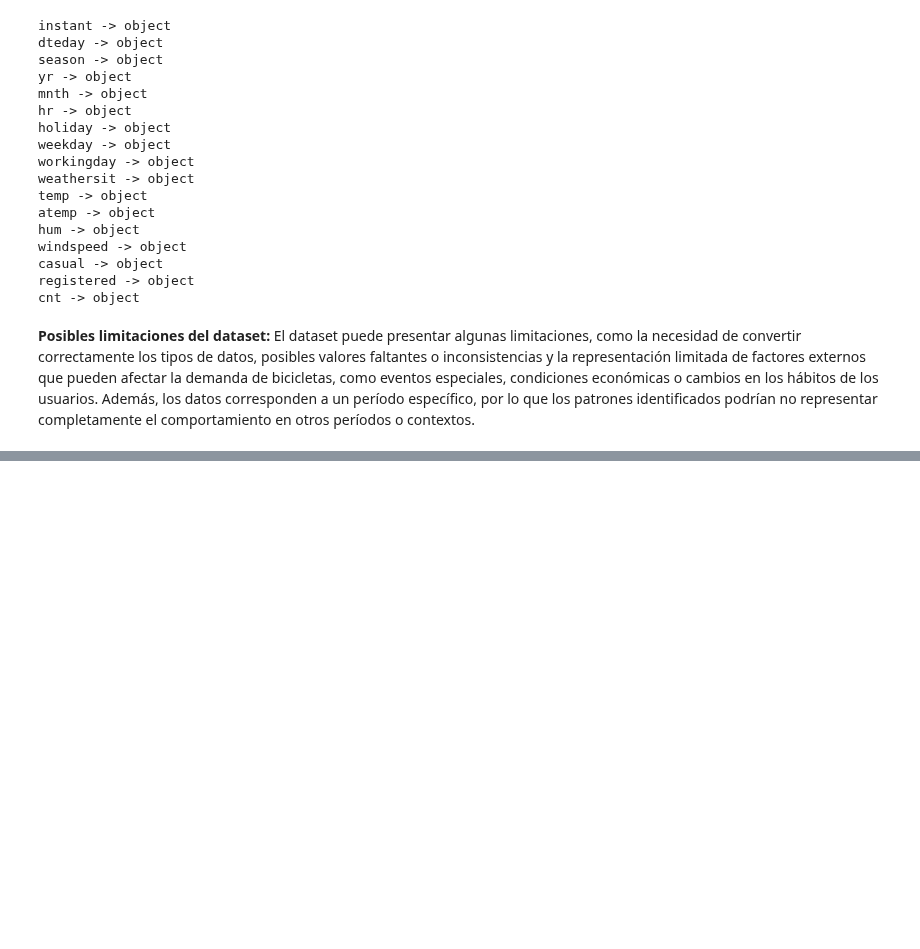
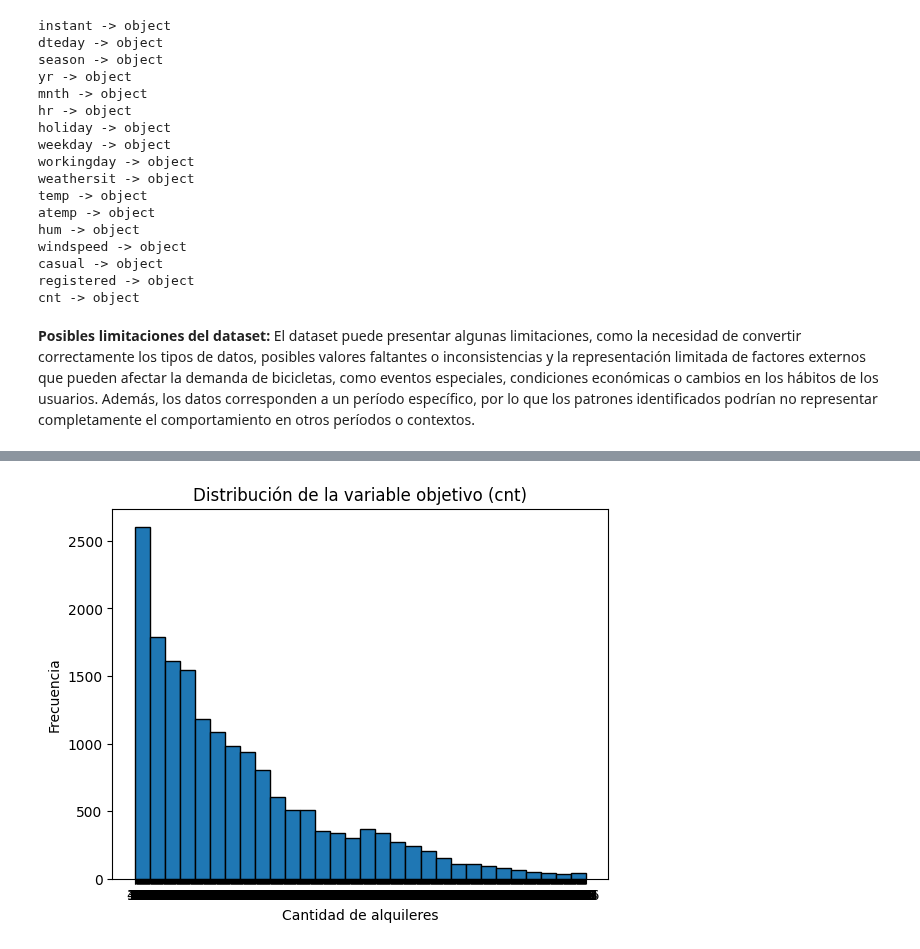
Before and after one commit to santije23/modelos1-price-prediction, a Jupyter notebook: fase-1/notebooks/01_modelo_predictivo.ipynb.ipynb, the cells around one changed output, grey strips where cells are left out. Cells and saved outputs as stored; diff of their text form; code cells hidden in the pictures; blank space fills up the shorter version.

```diff
--- a/fase-1/notebooks/01_modelo_predictivo.ipynb.ipynb
+++ b/fase-1/notebooks/01_modelo_predictivo.ipynb.ipynb
@@ -88,0 +127,10 @@ cnt -> object
+# %%
+#Distribución de la variable objetivo: La gráfica muestra que la variable objetivo cnt presenta una distribución asimétrica hacia la derecha, ya que la mayor concentración de registros se encuentra en valores bajos de alquileres y la frecuencia disminuye progresivamente a medida que aumenta la cantidad de alquileres. También se observan algunos valores altos con menor frecuencia, lo que puede indicar la presencia de valores extremos en el dataset.
+
+plt.hist(df['cnt'], bins=30, edgecolor='black')
+plt.xlabel('Cantidad de alquileres')
+plt.ylabel('Frecuencia')
+plt.title('Distribución de la variable objetivo (cnt)')
+plt.show()
+# %% [output]
+[figure, added]
```
Also changed, not shown: parts of 9 cells of this notebook.
